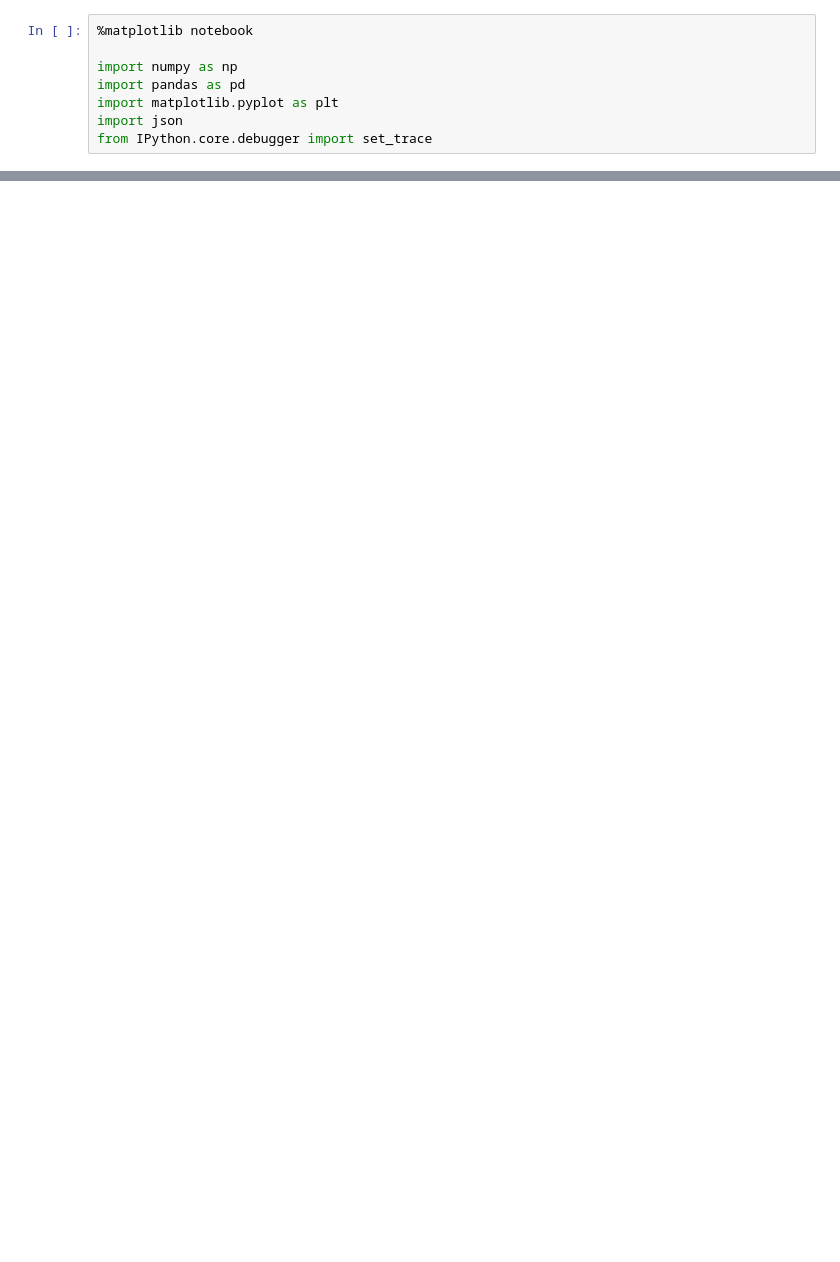
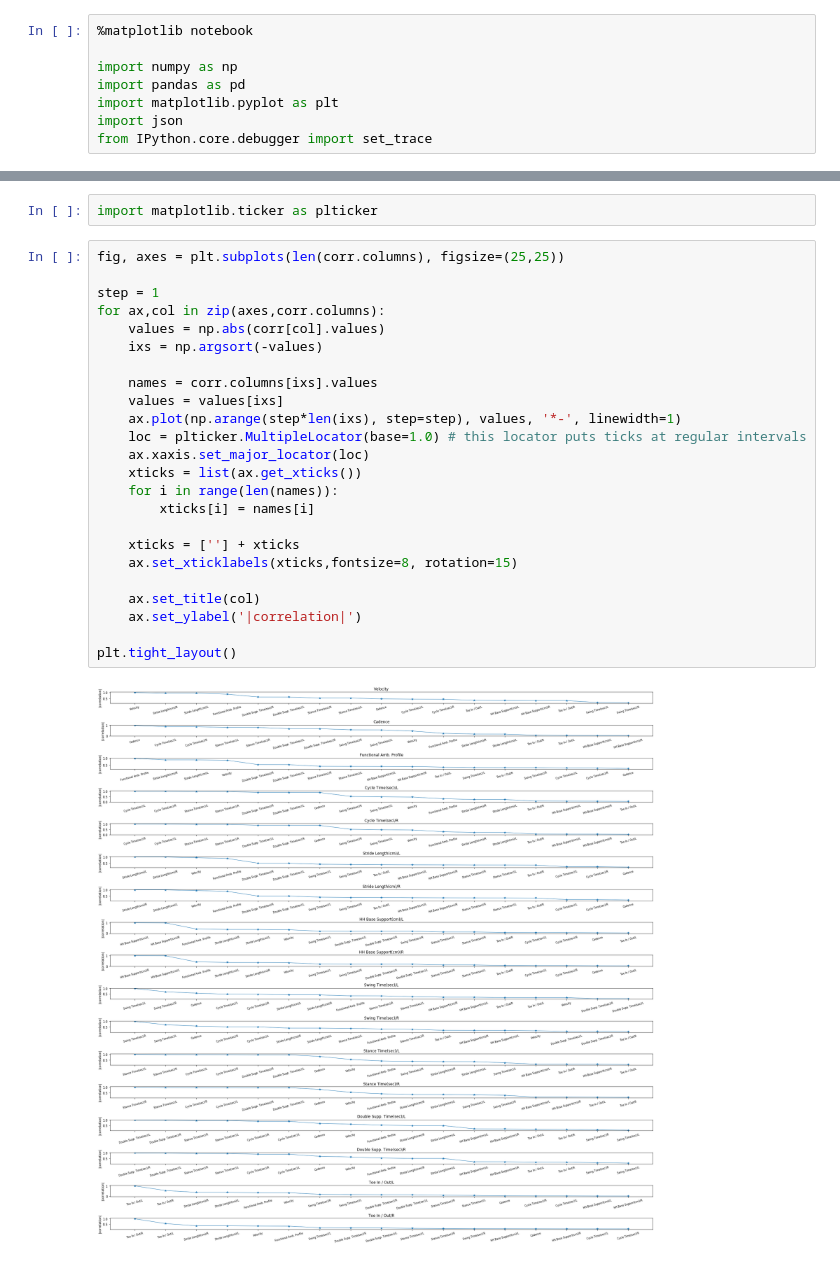
Before and after one commit to youhs4554/gaitanalysis, a Jupyter notebook: Regression experiments.ipynb, the cells around one changed output, grey strips where cells are left out. Saved outputs shown, nothing was run; the diff lists cells and outputs as text; blank space fills up the shorter version.

```diff
--- a/Regression experiments.ipynb
+++ b/Regression experiments.ipynb
@@ -85,0 +129,28 @@ RMSLE :  0.18039186475232047
+# %%
+import matplotlib.ticker as plticker
+# %%
+fig, axes = plt.subplots(len(corr.columns), figsize=(25,25))
+
+step = 1
+for ax,col in zip(axes,corr.columns):
+    values = np.abs(corr[col].values)
+    ixs = np.argsort(-values)
+
+    names = corr.columns[ixs].values
+    values = values[ixs]
+    ax.plot(np.arange(step*len(ixs), step=step), values, '*-', linewidth=1)
+    loc = plticker.MultipleLocator(base=1.0) # this locator puts ticks at regular intervals
+    ax.xaxis.set_major_locator(loc)
+    xticks = list(ax.get_xticks())
+    for i in range(len(names)):
+        xticks[i] = names[i]
+
+    xticks = [''] + xticks
+    ax.set_xticklabels(xticks,fontsize=8, rotation=15)
+
+    ax.set_title(col)
+    ax.set_ylabel('|correlation|')
+
+plt.tight_layout()
+# %% [output]
+[figure, added]
```
Also changed, not shown: parts of 20 cells of this notebook, 9 other files.
